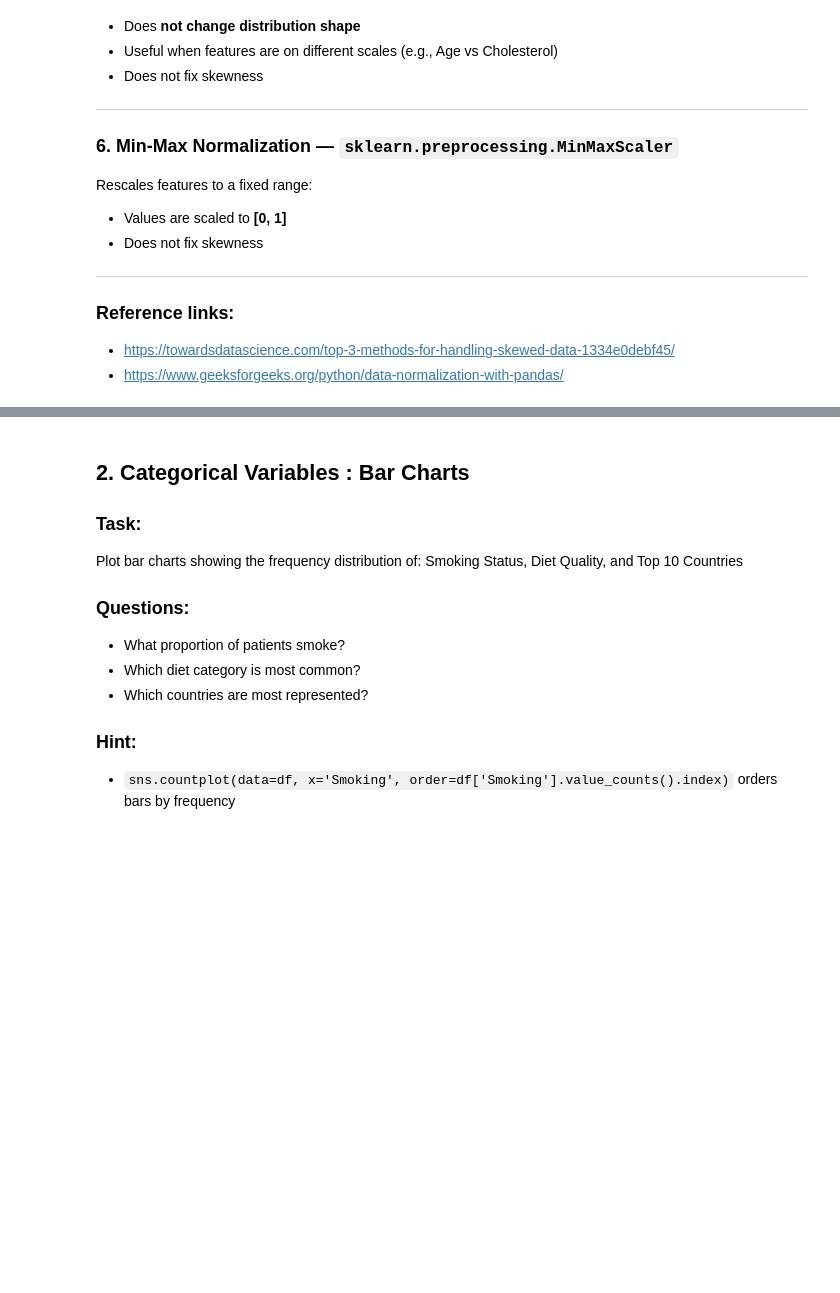
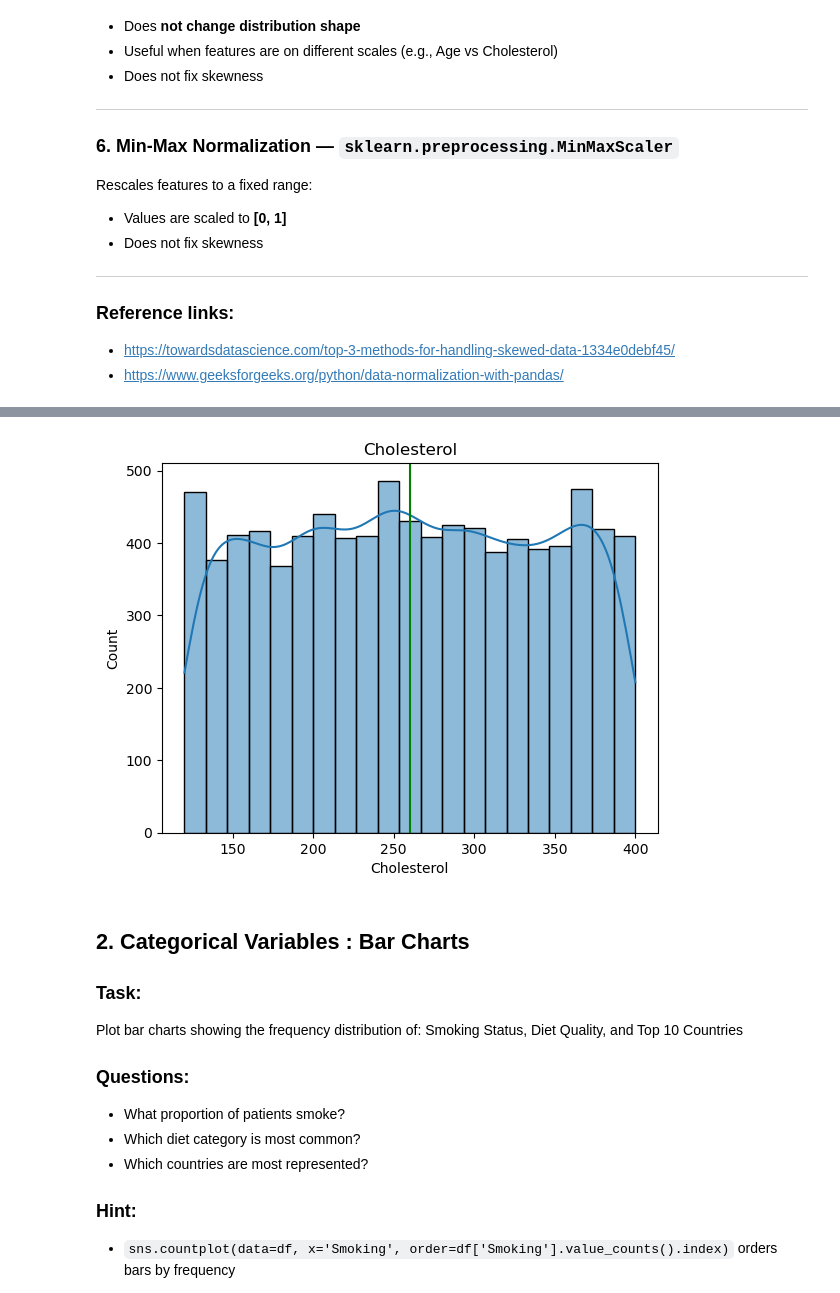
Before and after one commit to un1u3/ml-labs, a Jupyter notebook: fusemachines-2026/phase1-news-system/assignments/Wk_1_Data_Wrangling_HeartAttack.ipynb, the cells around one changed output, grey strips where cells are left out. Saved outputs shown, nothing was run; the diff lists cells and outputs as text; code cells hidden in the pictures; blank space fills up the shorter version.

```diff
--- a/fusemachines-2026/phase1-news-system/assignments/Wk_1_Data_Wrangling_HeartAttack.ipynb
+++ b/fusemachines-2026/phase1-news-system/assignments/Wk_1_Data_Wrangling_HeartAttack.ipynb
@@ -110,2 +257,3 @@ lifestyle = pd.read_csv("/content/lifestyle_factors.csv")
 # %%
 # Your code here
+clinical['Blood Pressure'] = clinical['Blood Pressure'].str.split()
@@ -278,4 +498,11 @@ Rescales features to a fixed range:
 # %%
 # Your code here
+# for Cholesterol
+sns.histplot(data = clinical, x='Cholesterol' , kde=True)
+plt.axvline(clinical['Cholesterol'].mean(), color='green', linestyle='-', label='Mean')
+plt.title('Cholesterol')
+plt.show()
+# %% [output]
+[figure, added]
 # %%
 # Your code here
```
Also changed, not shown: parts of 18 cells of this notebook.
